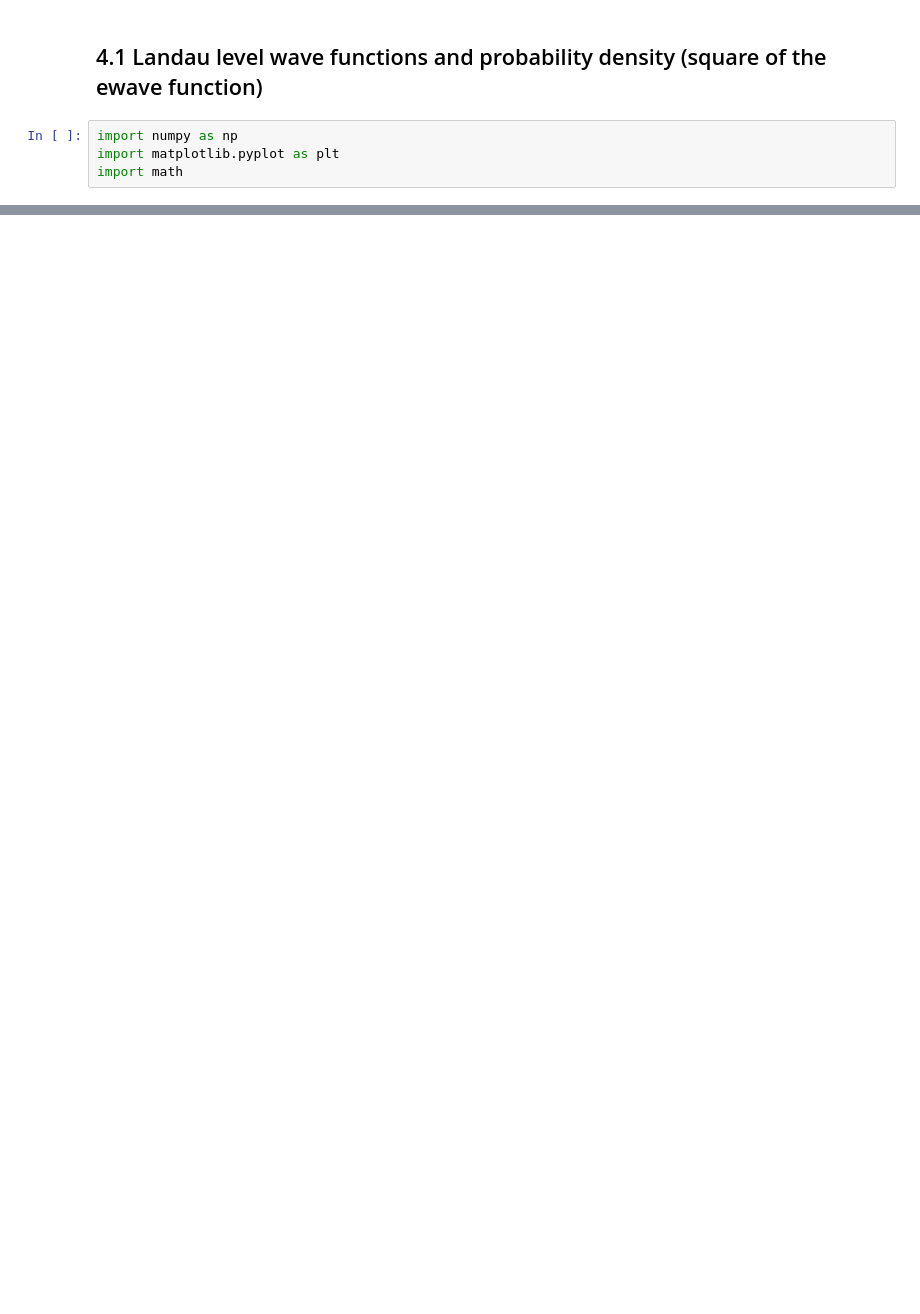
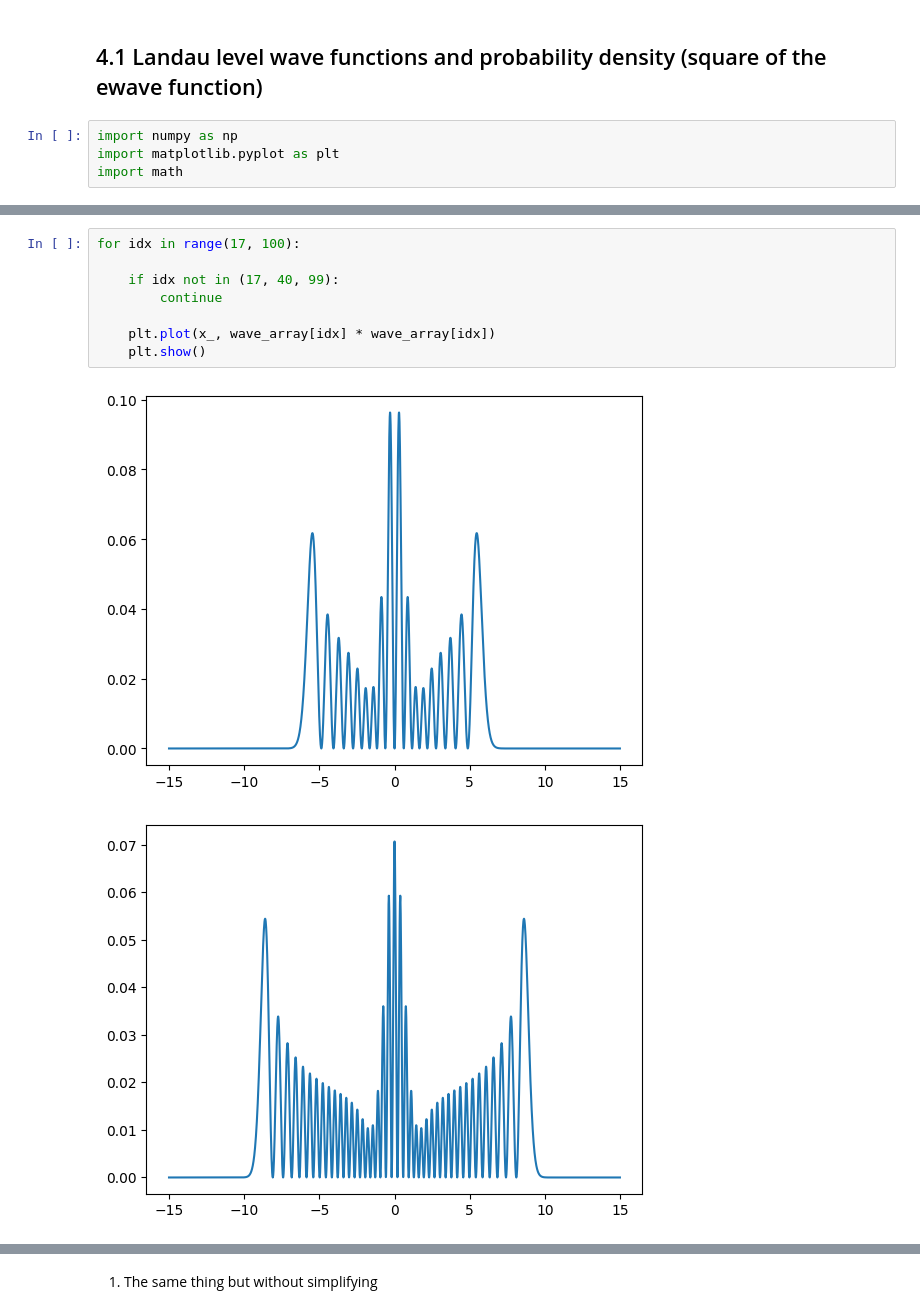
Before and after one commit to LuisGMM/UC3M_AdvancedQuantumPhysics_LAB_LandauLevels, a Jupyter notebook: src/UC3M_AdvancedQuantumPhysics_LAB_LandauLevels/main.ipynb, the cells around one changed output, grey strips where cells are left out. Cells and saved outputs as stored; diff of their text form; blank space fills up the shorter version.

```diff
--- a/src/UC3M_AdvancedQuantumPhysics_LAB_LandauLevels/main.ipynb
+++ b/src/UC3M_AdvancedQuantumPhysics_LAB_LandauLevels/main.ipynb
@@ -8,0 +43,11 @@ import math
+# %%
+for idx in range(17, 100):
+
+    if idx not in (17, 40, 99):
+        continue
+
+    plt.plot(x_, wave_array[idx] * wave_array[idx])
+    plt.show()
+# %% [output]
+[figure, added]
+[figure, added]
@@ -9,3 +55,5 @@ import math
+# %% [markdown]
+1. The same thing but without simplifying
 # %%
 # hbar = 6.582e-16
 hbar = 1.054_571_817e-34
```
Also changed, not shown: parts of 19 cells of this notebook.
